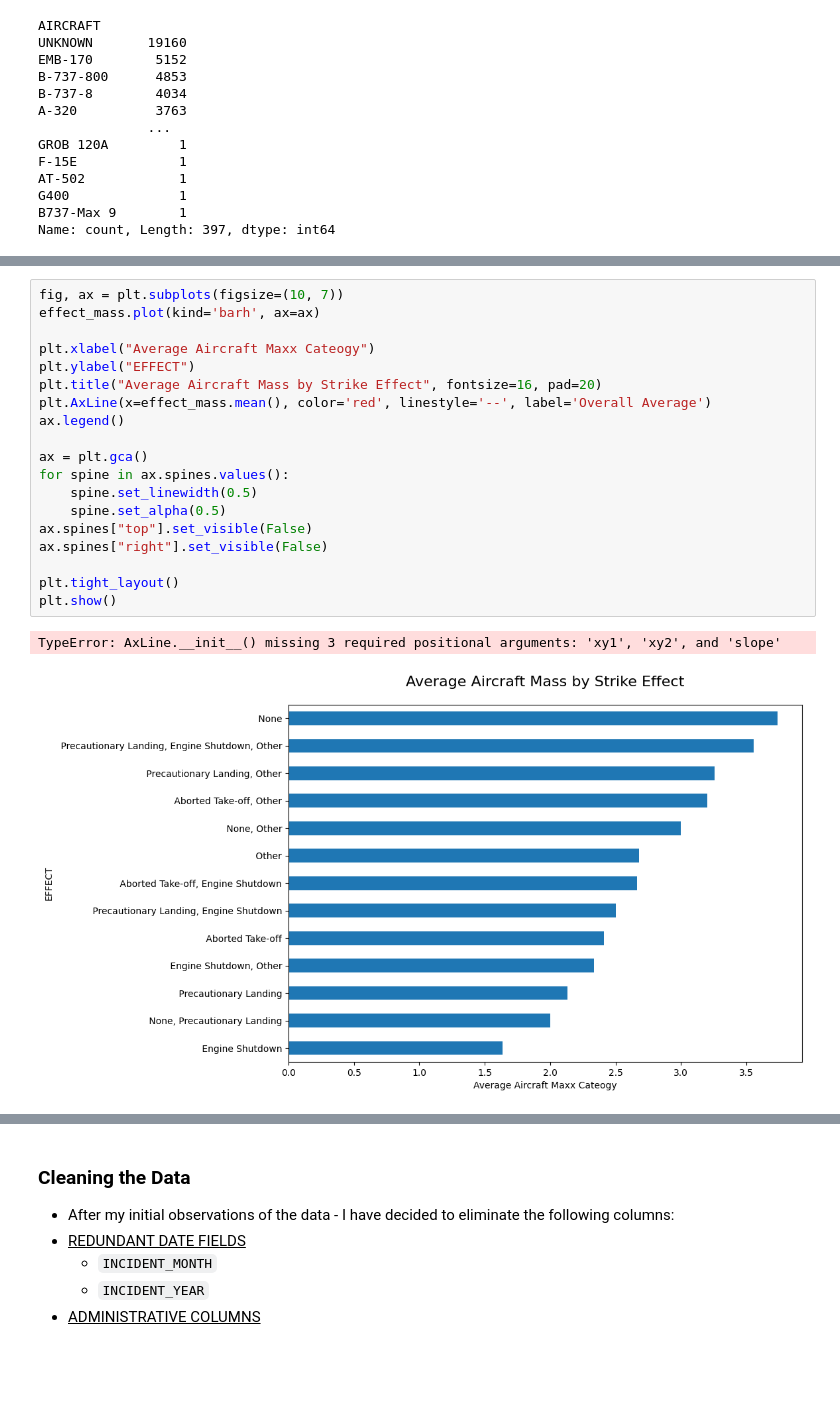
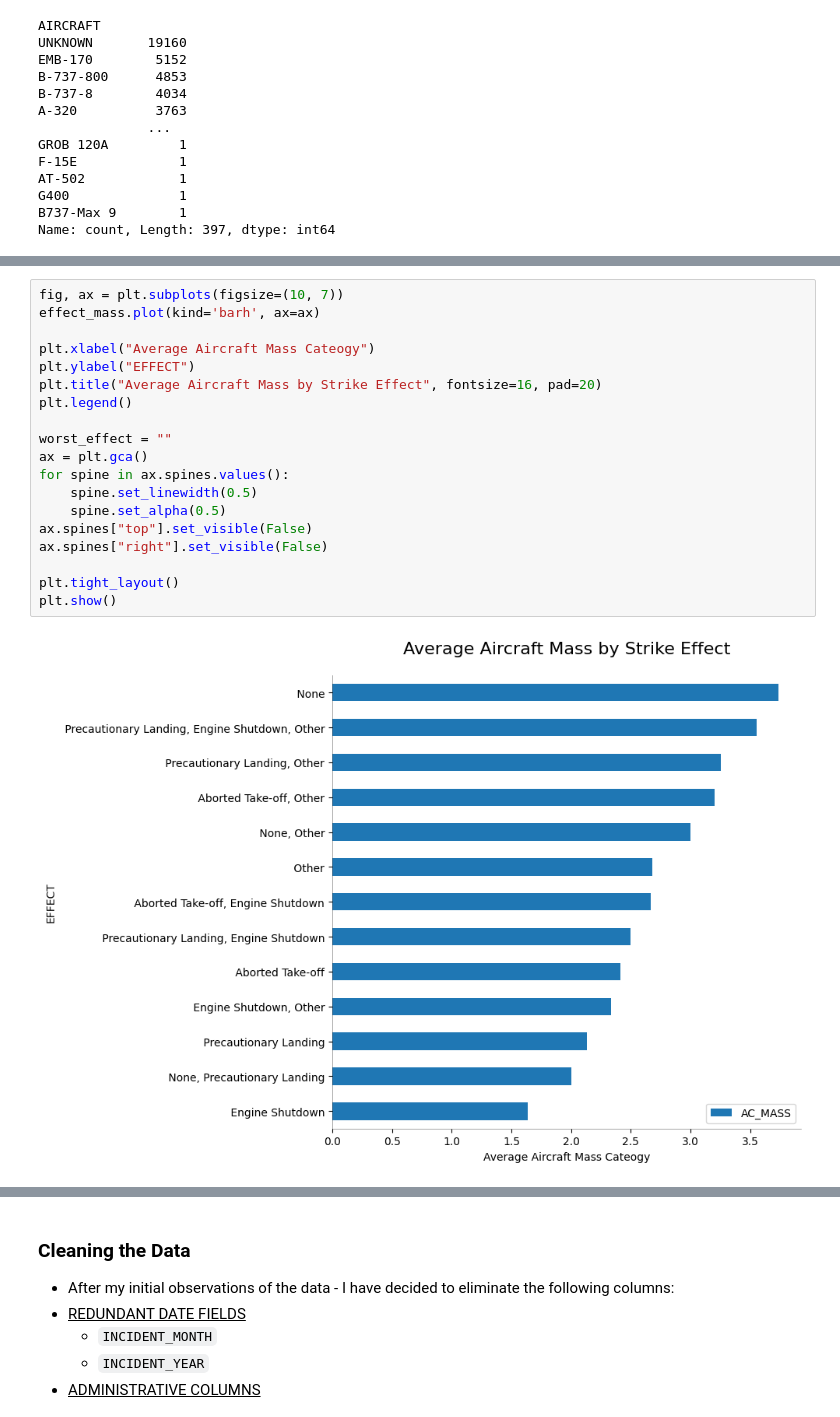
Before and after one commit to notepadnomad/FAA-Wildlife-Strike-EDA, a Jupyter notebook: notebooks/_Initial_Analysis.ipynb, the cells around one changed output, grey strips where cells are left out. Drawn from its saved outputs; the diff is of its cells as text; blank space fills up the shorter version.

```diff
--- a/notebooks/_Initial_Analysis.ipynb
+++ b/notebooks/_Initial_Analysis.ipynb
@@ -441,22 +463,21 @@ effect_mass = df.groupby('EFFECT')['AC_MASS'].mean().sort_values()
 # %%
 fig, ax = plt.subplots(figsize=(10, 7))
 effect_mass.plot(kind='barh', ax=ax)
 
-plt.xlabel("Average Aircraft Maxx Cateogy")
+plt.xlabel("Average Aircraft Mass Cateogy")
 plt.ylabel("EFFECT")
 plt.title("Average Aircraft Mass by Strike Effect", fontsize=16, pad=20)
-plt.AxLine(x=effect_mass.mean(), color='red', linestyle='--', label='Overall Average')
-ax.legend()
+plt.legend()
 
+worst_effect = ""
 ax = plt.gca()
 for spine in ax.spines.values():
     spine.set_linewidth(0.5)
     spine.set_alpha(0.5)
 ax.spines["top"].set_visible(False)
 ax.spines["right"].set_visible(False)
 
 plt.tight_layout()
 plt.show()
 # %% [output]
-TypeError: AxLine.__init__() missing 3 required positional arguments: 'xy1', 'xy2', and 'slope'
-[figure, old version]
+[figure, new version]
```
Also changed, not shown: parts of 7 cells of this notebook, 1 other file.
